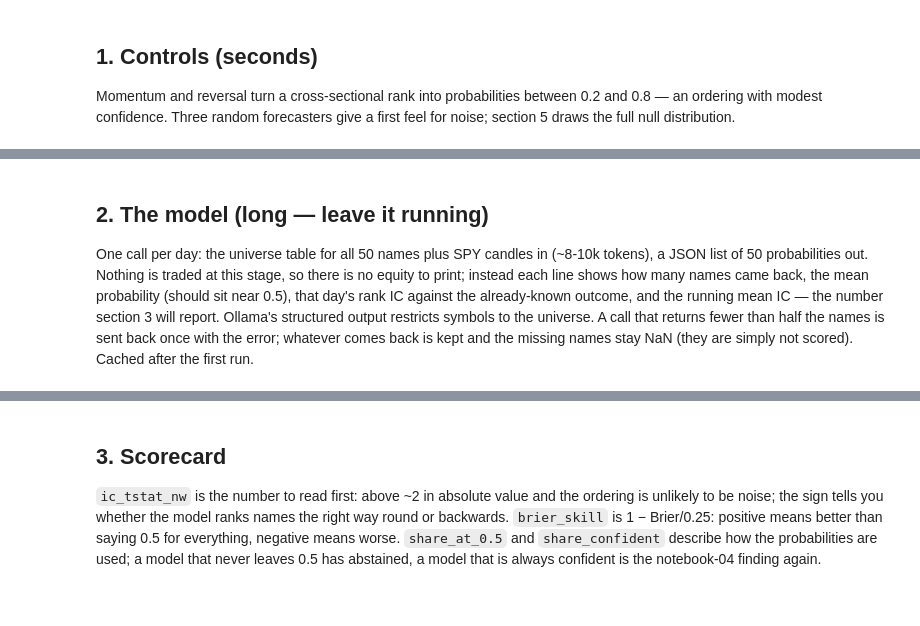
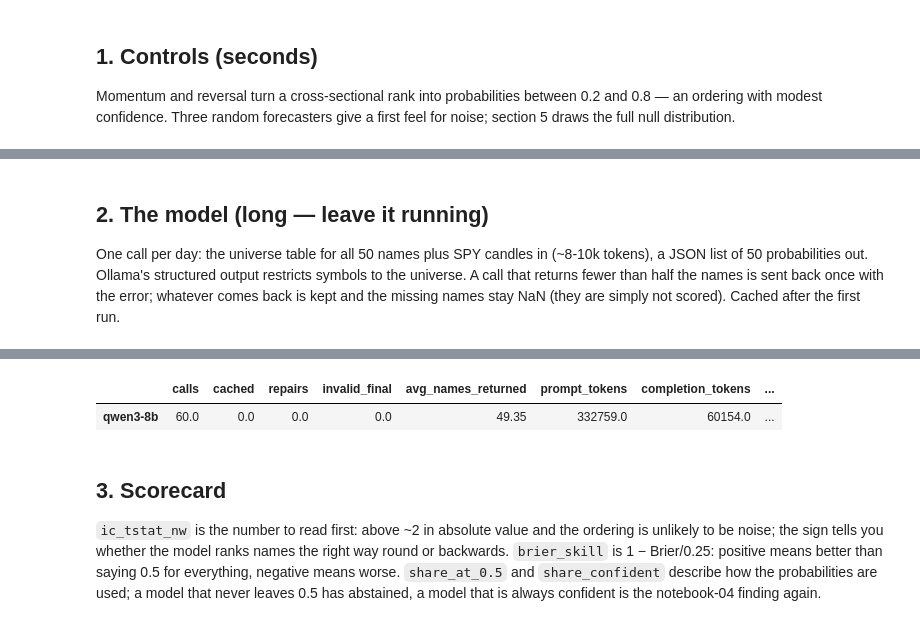
Before and after one commit to Barrelet/agent-alpha-bench, a Jupyter notebook: notebooks/05_forecast_first.ipynb, the cells around one changed output, grey strips where cells are left out. Drawn from its saved outputs; the diff is of its cells as text; code cells hidden in the pictures.

```diff
--- a/notebooks/05_forecast_first.ipynb
+++ b/notebooks/05_forecast_first.ipynb
@@ -58,7 +70,7 @@ scorecard(fc_controls, targets).round(3)
 # %% [markdown]
 ## 2. The model (long — leave it running)
 
-One call per day: the universe table for all 50 names plus SPY candles in (~8-10k tokens), a JSON list of 50 probabilities out. Nothing is traded at this stage, so there is no equity to print; instead each line shows how many names came back, the mean probability (should sit near 0.5), that day's rank IC against the already-known outcome, and the running mean IC — the number section 3 will report. Ollama's structured output restricts symbols to the universe. A call that returns fewer than half the names is sent back once with the error; whatever comes back is kept and the missing names stay NaN (they are simply not scored). Cached after the first run.
+One call per day: the universe table for all 50 names plus SPY candles in (~8-10k tokens), a JSON list of 50 probabilities out. Ollama's structured output restricts symbols to the universe. A call that returns fewer than half the names is sent back once with the error; whatever comes back is kept and the missing names stay NaN (they are simply not scored). Cached after the first run.
 # %%
 backend = OllamaBackend(think=False)
 MODEL = "qwen3:8b"
@@ -66,15 +78,12 @@ assert any(m.startswith(MODEL) for m in backend.list_models()), f"{MODEL} not pu
 
 llm = LLMForecaster(f"{MODEL.replace(':', '-')}_fc_h{HORIZON}", backend, MODEL, horizon=HORIZON, cache_dir=LLM_CACHE)
 
-def on_date(i, n, t, elapsed, frames):
+def on_date(i, n, t, elapsed):
     r = llm.records[-1] if llm.records else None
     tag = "cached" if (r and r.cached) else f"{(r.latency_s if r else 0):.0f}s"
-    p = frames[llm.name].loc[:t]
-    ic = daily_ic(p, targets["excess"])                     # the window is in the past, so each day's target is already known
-    today = f"{ic.iloc[-1]:+.2f}" if ic.notna().any() and ic.index[-1] == t and ic.iloc[-1] == ic.iloc[-1] else "  n/a"
-    print(f"  {i:3d}/{n} {t.date()}  {tag:>7}  names {r.n_valid if r else 0:2d}  mean p {p.loc[t].mean():.2f}  "
-          f"IC today {today}  running mean IC {ic.mean():+.3f}  elapsed {elapsed/60:4.0f} min  eta {(elapsed/i)*(n-i)/60:4.0f} min", flush=True)
+    print(f"  {i:3d}/{n} {t.date()}  {tag:>7}  names {r.n_valid if r else 0:2d}  elapsed {elapsed/60:4.0f} min  eta {(elapsed/i)*(n-i)/60:4.0f} min", flush=True)
 
 fc_llm = run_forecasts(md, [llm], dates, out_dir=RESULTS / "llm", on_date=on_date)
 forecasts = {**fc_llm, **fc_controls}
 pd.Series(llm.stats()).to_frame("qwen3-8b").T
+# %% [output]
@@ -81,3 +107,5 @@ pd.Series(llm.stats()).to_frame("qwen3-8b").T
+|  | calls | cached | repairs | invalid_final | avg_names_returned | prompt_tokens | completion_tokens | ... |
+| qwen3-8b | 60.0 | 0.0 | 0.0 | 0.0 | 49.35 | 332759.0 | 60154.0 | ... |
 # %% [markdown]
 ## 3. Scorecard
 
```
Also changed, not shown: parts of 13 cells of this notebook, 1 other file.
